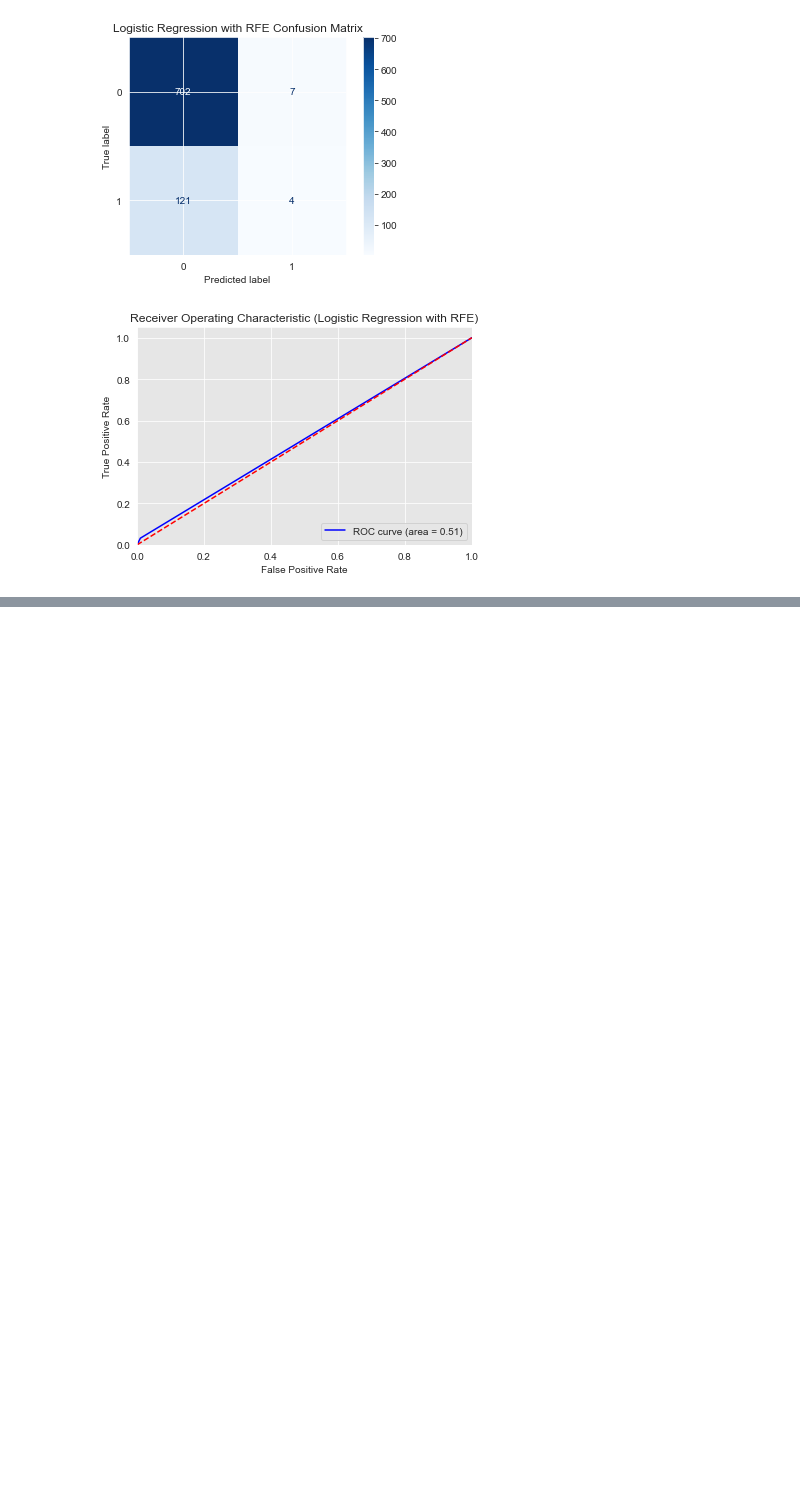
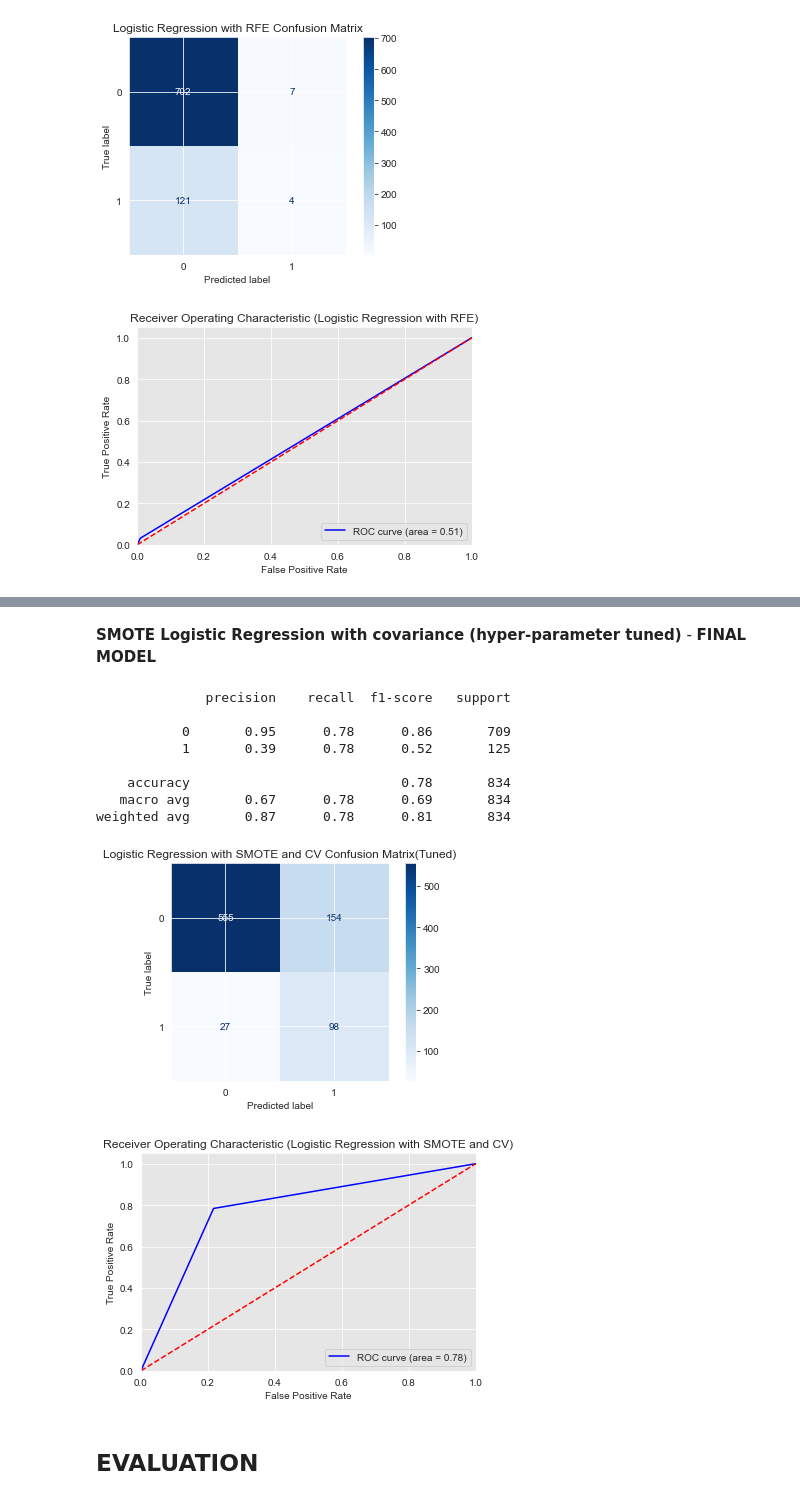
Before and after one commit to eugene-maina72/Phase_3_Project-Syria_Tel, a Jupyter notebook: notebook.ipynb, the cells around one changed output, grey strips where cells are left out. Saved outputs shown, nothing was run; the diff lists cells and outputs as text; code cells hidden in the pictures; blank space fills up the shorter version.

```diff
--- a/notebook.ipynb
+++ b/notebook.ipynb
@@ -601,0 +609,51 @@ weighted avg       0.78      0.85      0.79       834
+# %% [markdown]
+**SMOTE Logistic Regression with covariance (hyper-parameter tuned)** - **FINAL MODEL**
+# %%
+# Tuning the C and penalty parameters for the Logistic Regression model CV
+Cs = [0.001, 0.01, 0.1, 1, 10, 100]
+logreg_smote_cv = LogisticRegressionCV(penalty='l2',
+                                        Cs=Cs,
+                                        solver='liblinear',
+                                        scoring='f1',
+                                        cv=5,
+                                        random_state=42,
+                                        max_iter=1000)
+logreg_smote_cv.fit(X_train_resampled, y_train_resampled)
+y_pred_smote_cv = logreg_smote_cv.predict(X_test)
+
+# Evaluating the model
+print(classification_report(y_test, y_pred_smote_cv))
+
+# Using the confusion matrix to evaluate the model
+cm_smote_cv = confusion_matrix(y_test, y_pred_smote_cv)
+disp_smote_cv = ConfusionMatrixDisplay(confusion_matrix=cm_smote_cv, display_labels=logreg_smote_cv.classes_)
+disp_smote_cv.plot(cmap=plt.cm.Blues)
+plt.title('Logistic Regression with SMOTE and CV Confusion Matrix(Tuned)')
+plt.show()
+
+# Using the ROC curve to evaluate the model
+fpr_smote_cv, tpr_smote_cv, thresholds_smote_cv = roc_curve(y_test, y_pred_smote_cv)
+roc_auc_smote_cv = auc(fpr_smote_cv, tpr_smote_cv)
+plt.figure()
+plt.plot(fpr_smote_cv, tpr_smote_cv, color='blue', label='ROC curve (area = %0.2f)' % roc_auc_smote_cv)
+plt.plot([0, 1], [0, 1], color='red', linestyle='--')
+plt.xlim([0.0, 1.0])
+plt.ylim([0.0, 1.05])
+plt.xlabel('False Positive Rate')
+plt.ylabel('True Positive Rate')
+plt.title('Receiver Operating Characteristic (Logistic Regression with SMOTE and CV)')
+plt.legend(loc='lower right')
+plt.show()
+# %% [output]
+              precision    recall  f1-score   support
+
+           0       0.95      0.78      0.86       709
+           1       0.39      0.78      0.52       125
+
+    accuracy                           0.78       834
+   macro avg       0.67      0.78      0.69       834
+weighted avg       0.87      0.78      0.81       834
+[figure, added]
+[figure, added]
+# %% [markdown]
+## EVALUATION
```
Also changed, not shown: parts of 7 cells of this notebook.
